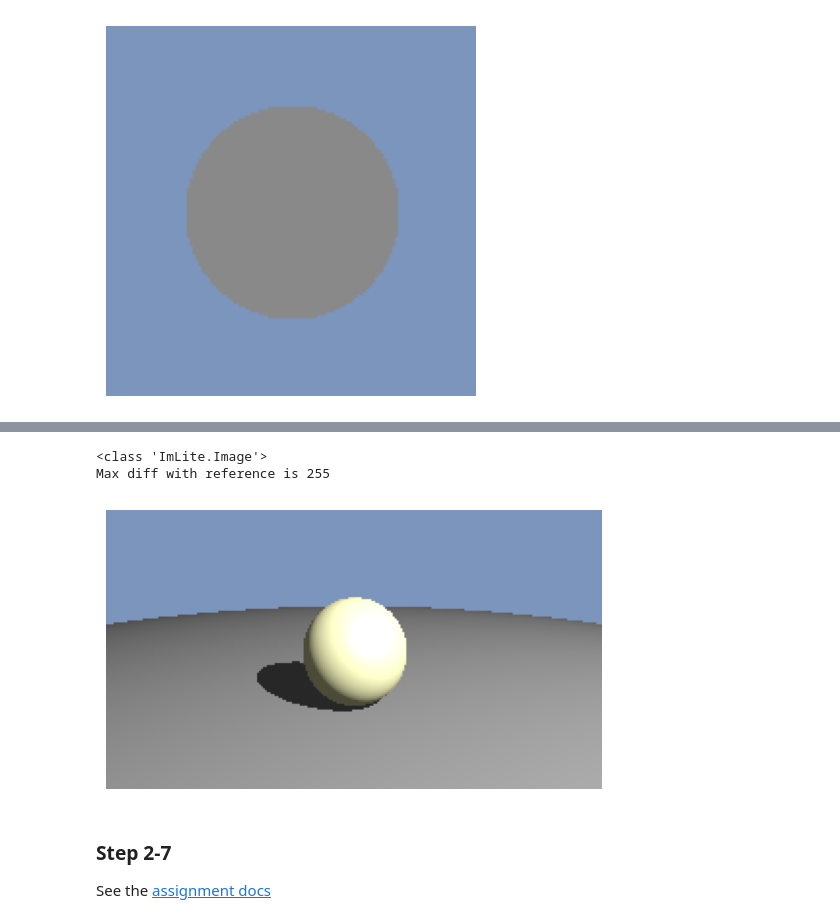
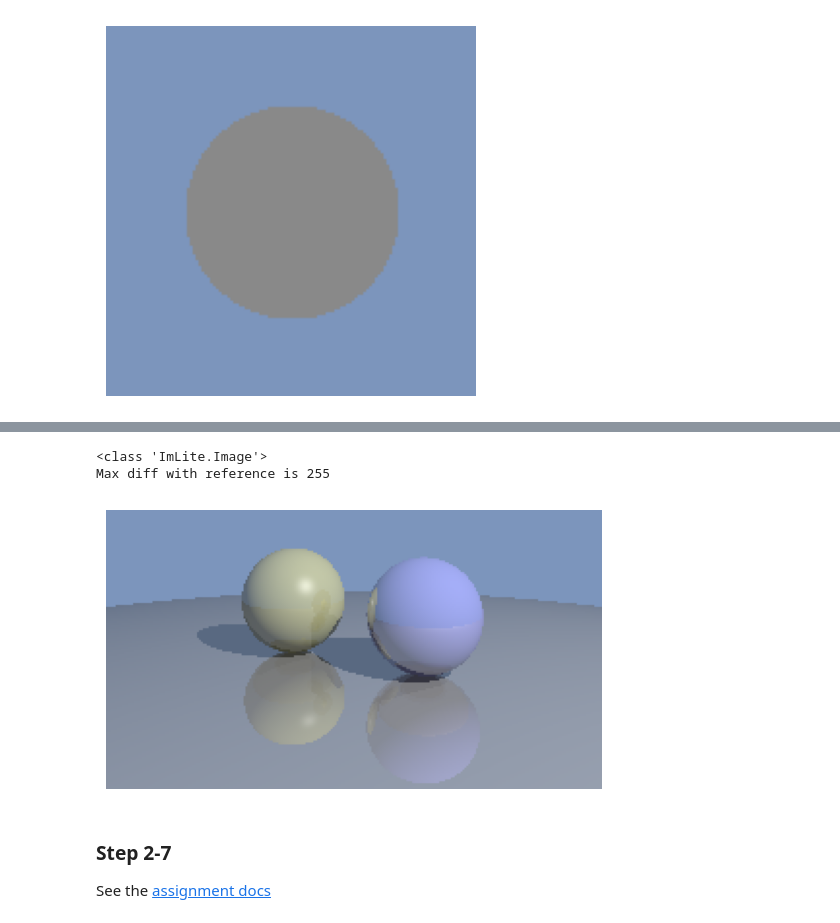
Before and after one commit to kh31514/C2-Intro-To-Graphics, a Jupyter notebook: Testing.ipynb, the cells around one changed output, grey strips where cells are left out. Drawn from its saved outputs; the diff is of its cells as text; code cells hidden in the pictures.

```diff
--- a/Testing.ipynb
+++ b/Testing.ipynb
@@ -21,19 +26,19 @@ print(im)
 When you have completed Step 0 your the image below should look like:
 ![Step1](./ref/step1.png)
 # %%
-im = TwoSpheresExample().render(output_shape = [144,256])
+im = ThreeSpheresExample().render(output_shape = [144,256])
 im.show()
 print(type(im))
 
-ref_array = np.array(Image.open("./ref/two_spheres.png"))
+ref_array = np.array(Image.open("./ref/step7.png"))
 diff = ref_array-im.pixels
 print("Max diff with reference is {}".format(np.abs(diff).max()))
 diff_img = Image.fromarray(diff)
 diff_img.show()
 # %% [output]
 <class 'ImLite.Image'>
 Max diff with reference is 255
-[figure, old version]
+[figure, new version]
 # %% [markdown]
 ### Step 2-7
 See the [assignment docs](https://www.cs.cornell.edu/courses/cs4620/2023fa/assignments/docs/category/assignment-4)
```
Also changed, not shown: parts of 3 cells of this notebook, 1 other file.
